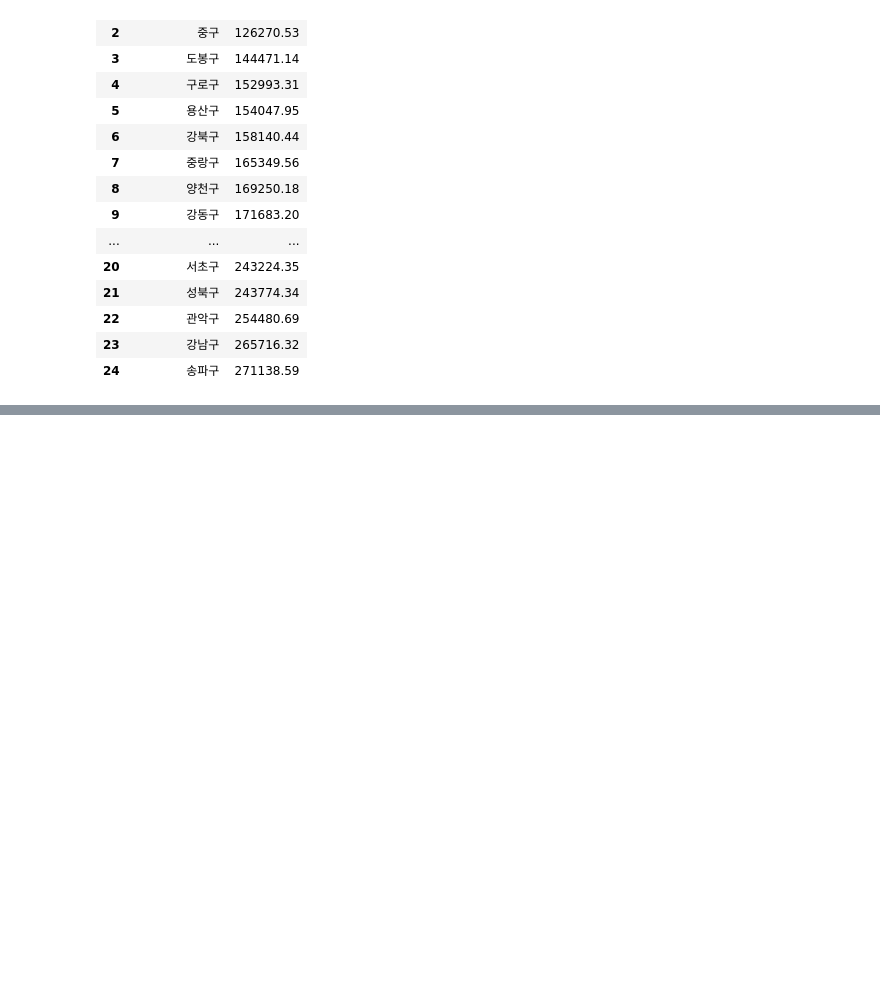
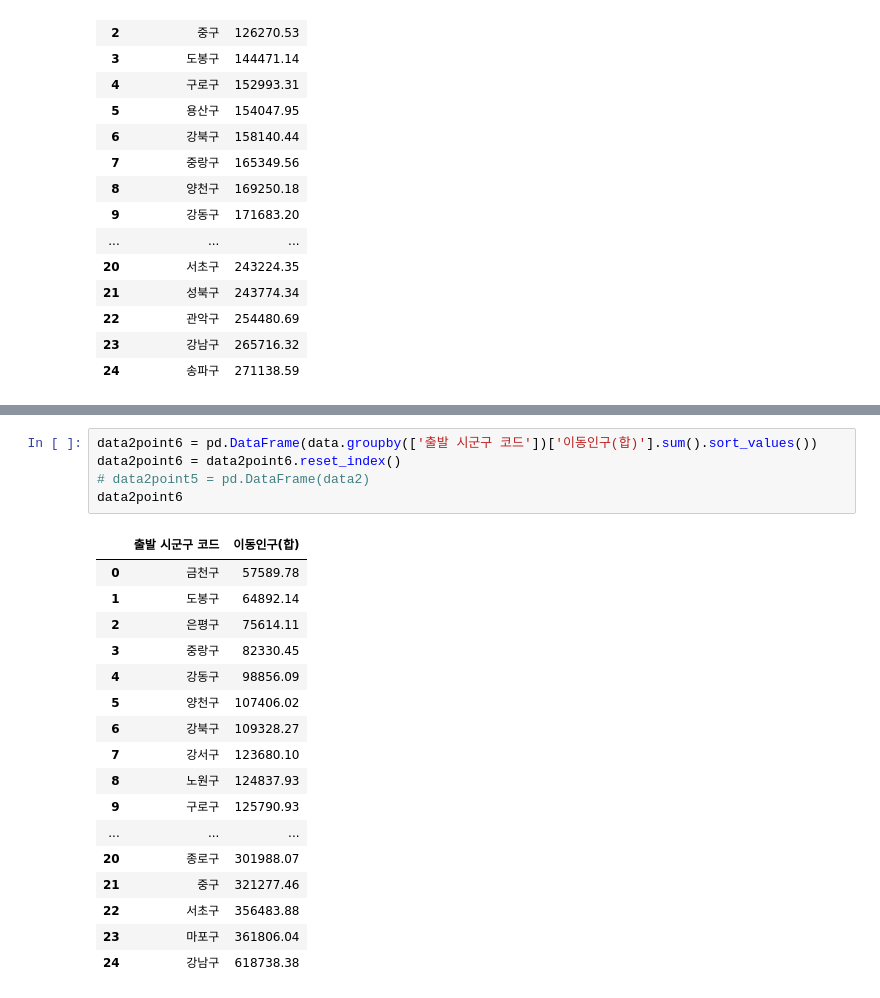
Before and after one commit to dmu-data-anal/data-analysis, a Jupyter notebook: .박종관/data_test6.ipynb, the cells around one changed output, grey strips where cells are left out. Drawn from its saved outputs; the diff is of its cells as text; blank space fills up the shorter version.

```diff
--- a/.박종관/data_test6.ipynb
+++ b/.박종관/data_test6.ipynb
@@ -243,3 +243,26 @@ m.save("../작업 결과물/지도지도.html")
 m
 # %% [output]
 [interactive output not drawn]
+# %%
+data2point6 = pd.DataFrame(data.groupby(['출발 시군구 코드'])['이동인구(합)'].sum().sort_values())
+data2point6 = data2point6.reset_index()
+# data2point5 = pd.DataFrame(data2)
+data2point6
+# %% [output]
+|  | 출발 시군구 코드 | 이동인구(합) |
+| 0 | 금천구 | 57589.78 |
+| 1 | 도봉구 | 64892.14 |
+| 2 | 은평구 | 75614.11 |
+| 3 | 중랑구 | 82330.45 |
+| 4 | 강동구 | 98856.09 |
+| 5 | 양천구 | 107406.02 |
+| 6 | 강북구 | 109328.27 |
+| 7 | 강서구 | 123680.10 |
+| 8 | 노원구 | 124837.93 |
+| 9 | 구로구 | 125790.93 |
+| ... | ... | ... |
+| 20 | 종로구 | 301988.07 |
+| 21 | 중구 | 321277.46 |
+| 22 | 서초구 | 356483.88 |
+| 23 | 마포구 | 361806.04 |
+| 24 | 강남구 | 618738.38 |
```
Also changed, not shown: parts of 3 cells of this notebook, 3 other files.
